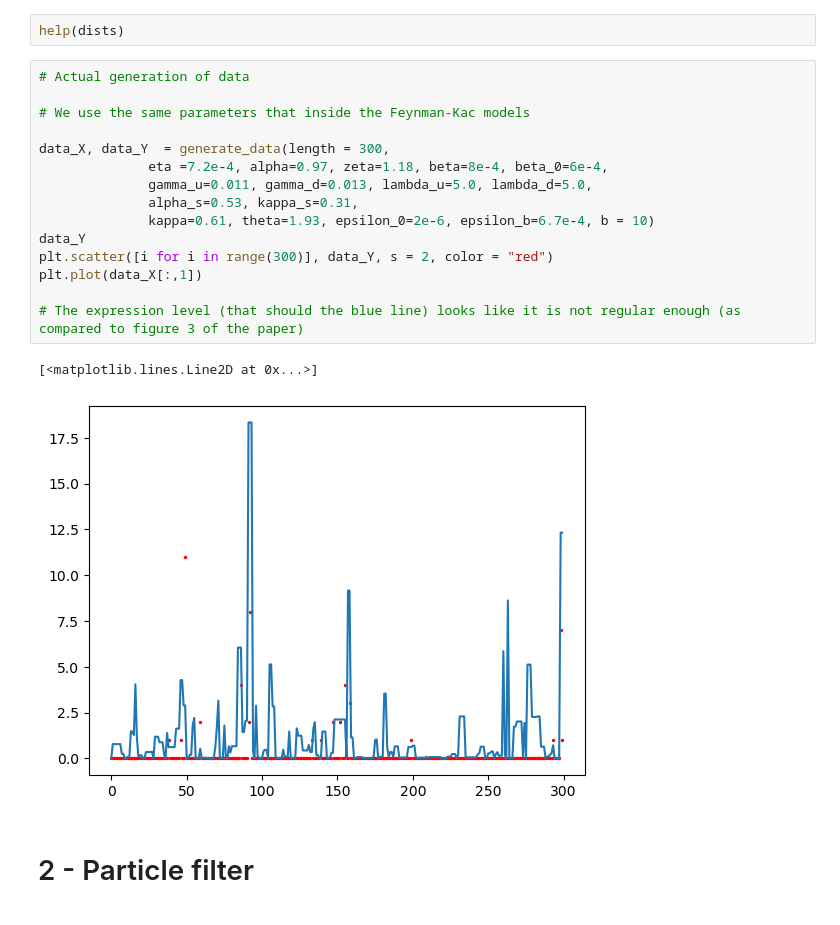
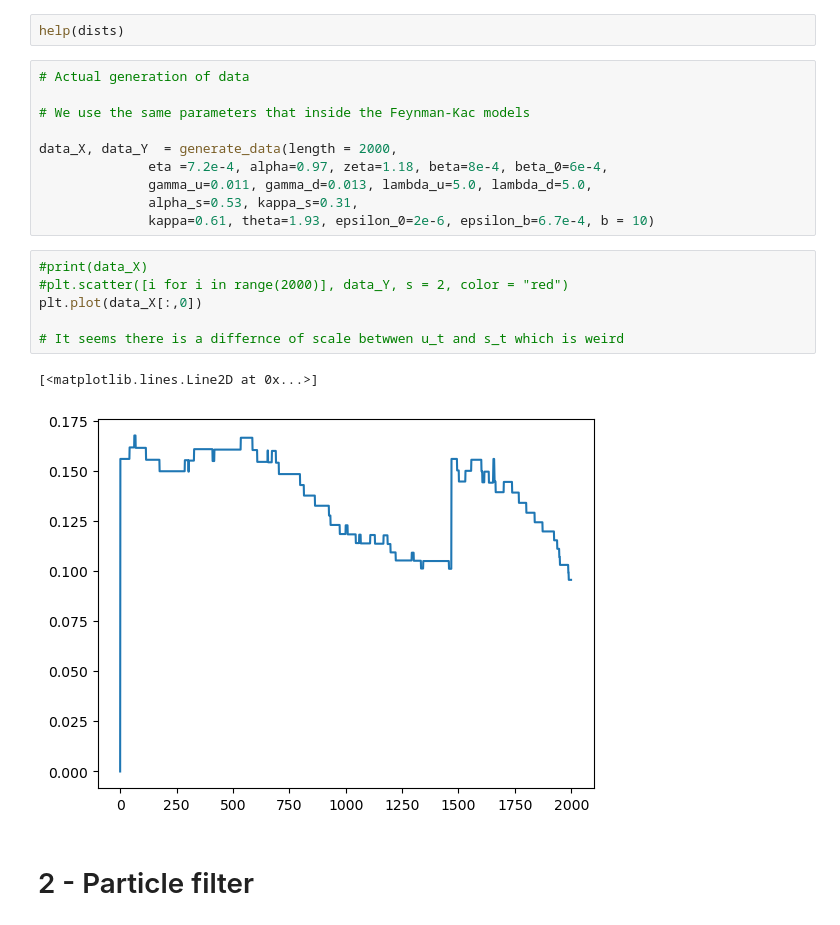
Before and after one commit to TheoAlegretti/HMMC-project, a Jupyter notebook: MAIN.ipynb, the cells around one changed output. Drawn from its saved outputs; the diff is of its cells as text.

Commit message:
searching-for-generation-issue

```diff
--- a/MAIN.ipynb
+++ b/MAIN.ipynb
@@ -327,24 +327,25 @@ class RnaProb(particles.FeynmanKac):
 SyntaxError: invalid syntax (2551365168.py, line 1)
 # %%
 help(dists)
-# %%
-# Actual generation of data
-
-# We use the same parameters that inside the Feynman-Kac models
-
-data_X, data_Y  = generate_data(length = 300,
-              eta =7.2e-4, alpha=0.97, zeta=1.18, beta=8e-4, beta_0=6e-4,
-              gamma_u=0.011, gamma_d=0.013, lambda_u=5.0, lambda_d=5.0,
-              alpha_s=0.53, kappa_s=0.31,
-              kappa=0.61, theta=1.93, epsilon_0=2e-6, epsilon_b=6.7e-4, b = 10)
-data_Y
-plt.scatter([i for i in range(300)], data_Y, s = 2, color = "red")
-plt.plot(data_X[:,1])
-
-# The expression level (that should the blue line) looks like it is not regular enough (as compared to figure 3 of the paper)
-# %% [output]
-[<matplotlib.lines.Line2D at 0x...>]
-[figure, removed]
+# %%
+# Actual generation of data
+
+# We use the same parameters that inside the Feynman-Kac models
+
+data_X, data_Y  = generate_data(length = 2000,
+              eta =7.2e-4, alpha=0.97, zeta=1.18, beta=8e-4, beta_0=6e-4,
+              gamma_u=0.011, gamma_d=0.013, lambda_u=5.0, lambda_d=5.0,
+              alpha_s=0.53, kappa_s=0.31,
+              kappa=0.61, theta=1.93, epsilon_0=2e-6, epsilon_b=6.7e-4, b = 10)
+# %%
+#print(data_X)
+#plt.scatter([i for i in range(2000)], data_Y, s = 2, color = "red")
+plt.plot(data_X[:,0])
+
+# It seems there is a differnce of scale betwwen u_t and s_t which is weird
+# %% [output]
+[<matplotlib.lines.Line2D at 0x...>]
+[figure, added]
 # %% [markdown]
 # 2 - Particle filter
 # %% [markdown]
```
Also changed, not shown: parts of 1 cell of this notebook.
